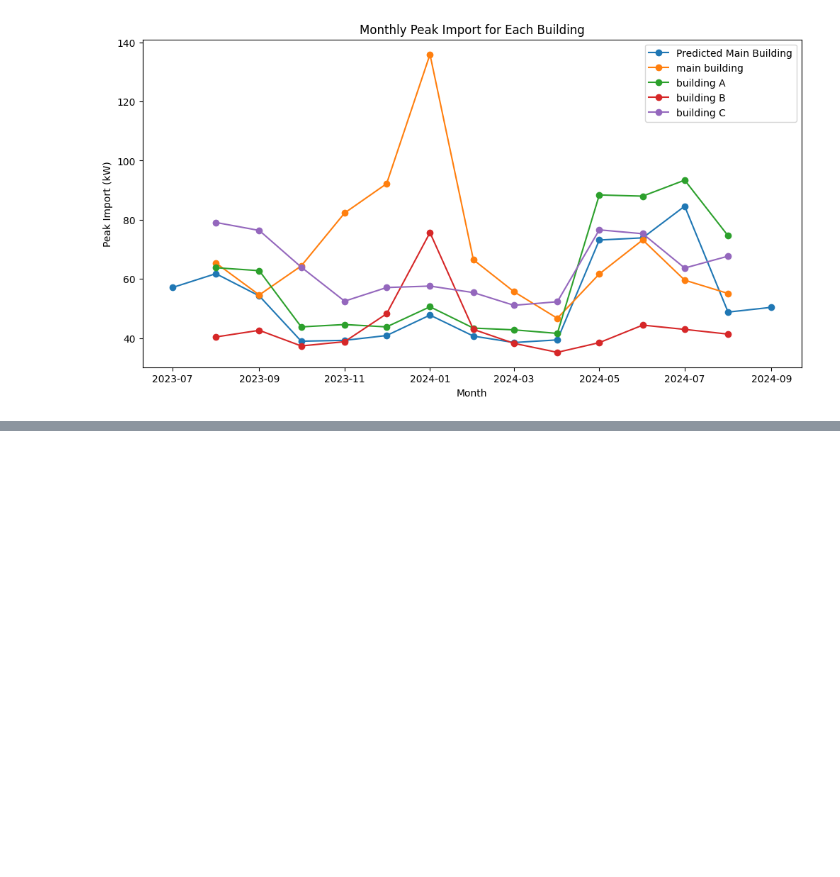
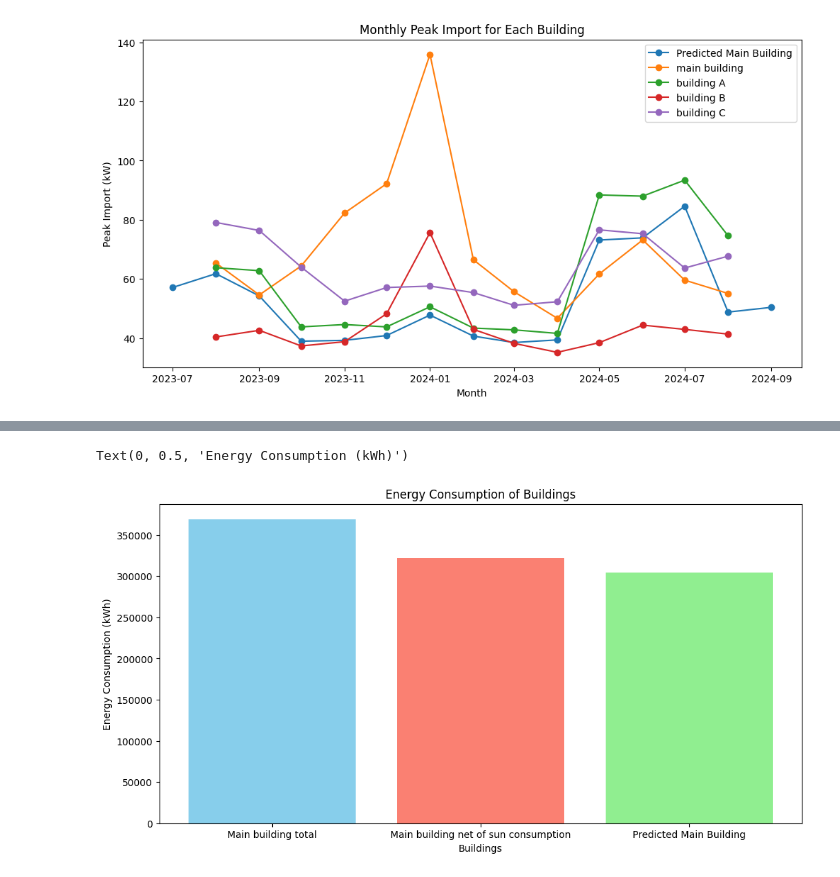
Before and after one commit to MatsNissen-Lie/SolarEnergyImpact, a Jupyter notebook: magnus/magnus_plots.ipynb, the cells around one changed output, grey strips where cells are left out. Cells and saved outputs as stored; diff of their text form; code cells hidden in the pictures; blank space fills up the shorter version.

```diff
--- a/magnus/magnus_plots.ipynb
+++ b/magnus/magnus_plots.ipynb
@@ -341,0 +356,18 @@ plt.show()
+# %%
+#Lager et plott
+buildings=["Main building total",  "Main building net of sun consumption", "Predicted Main Building"]
+values=[mainbeforetotal,maintotalnetsun,predtotal]
+
+colors = ['skyblue', 'salmon', 'lightgreen']
+
+#Create bar chart
+plt.figure(figsize=(12,6))
+plt.bar(buildings, values, color=colors)
+
+# Add titles and labels
+plt.title('Energy Consumption of Buildings')
+plt.xlabel('Buildings')
+plt.ylabel('Energy Consumption (kWh)')
+# %% [output]
+Text(0, 0.5, 'Energy Consumption (kWh)')
+[figure, added]
```
Also changed, not shown: parts of 3 cells of this notebook.
